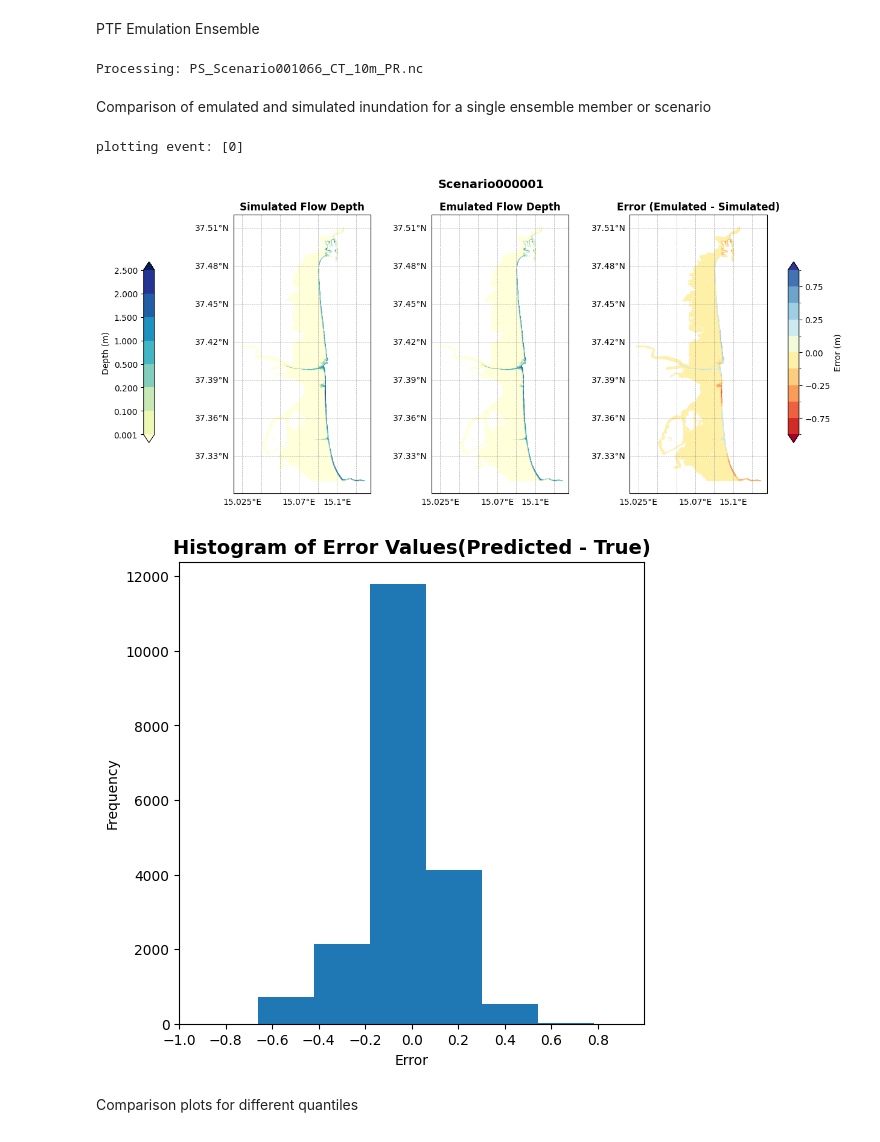
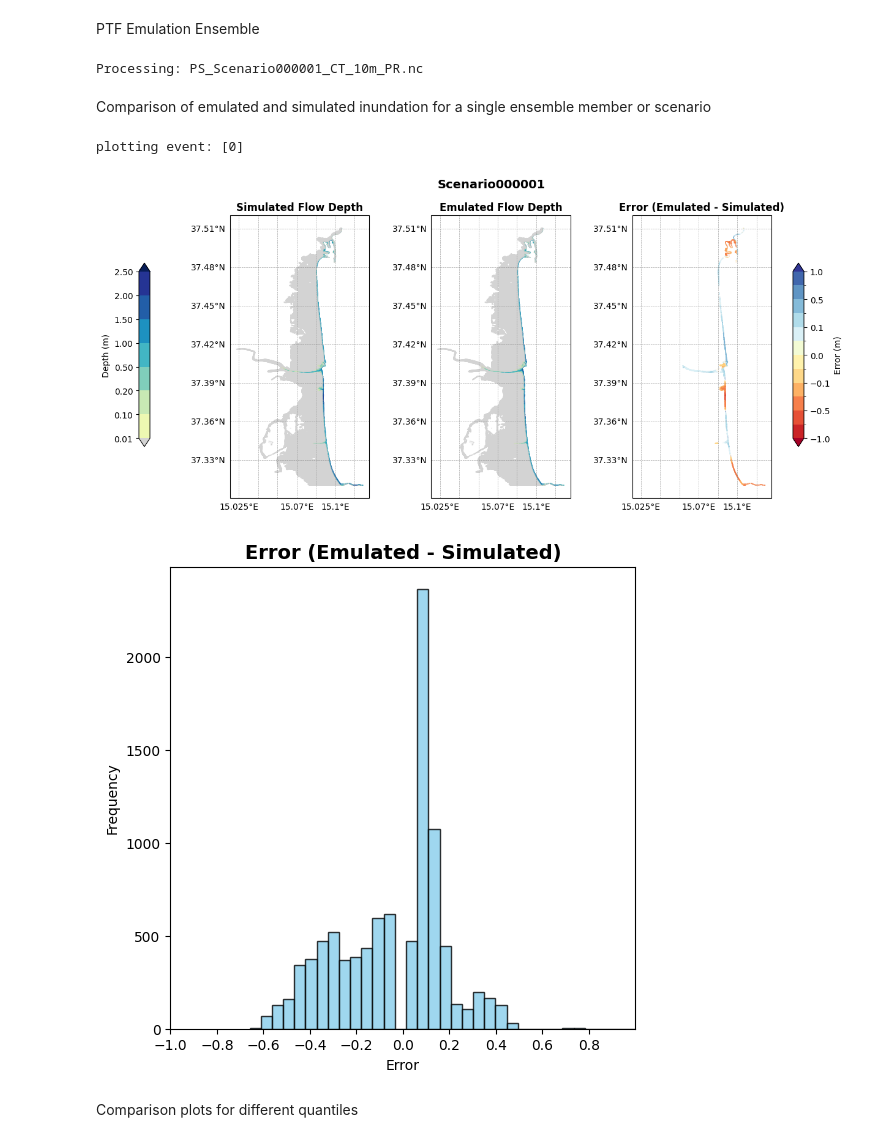
Before and after one commit to dtgeoeu-wp6-tsunamis/inundation-emulator, a Jupyter notebook: notebooks/sd5-2.ipynb, the cells around one changed output. Drawn from its saved outputs; the diff is of its cells as text; code cells hidden in the pictures.

Commit message:
updated results and notebook

```diff
--- a/notebooks/predictions_dtgeo_6pt6.ipynb
+++ b/notebooks/sd5-2.ipynb
@@ -247,8 +257,9 @@ import cartopy.feature as cfeature
 import cartopy.mpl.ticker as cticker
 import pandas as pd
 
+
 # Load the netCDF file
-file_path = "/home/nrr/NGI/P/2022/02/20220296/Calculations/from_Leonardo/20250513/direct_simulation/scenario_62158/grid3-catania_flowdepht.nc"  # Change to your actual file path
+file_path = "./tests/direct_simulation/grid3-catania_flowdepth.nc"  # Change to your actual file path
 dataset = nc.Dataset(file_path)
 
 # Extract variables
@@ -270,7 +281,7 @@ img = ax.pcolormesh(lon, lat, true, cmap=cmap, norm=norm, shading='auto', transf
 
 # Add colorbar
 cbar = plt.colorbar(img, ax=ax, orientation="vertical", shrink=0.8, pad=0.05)
-cbar.set_label("Maximum Flow Depth (meters)")
+cbar.set_label("Depth (m)")
 
 # Add gridlines with labels
 gl = ax.gridlines(draw_labels=True, linestyle="--", linewidth=0.5, color="gray", alpha=0.7)
@@ -284,9 +295,9 @@ ax.set_xlabel("Longitude", fontsize=12)
 ax.set_ylabel("Latitude", fontsize=12)
 
 # Add a title
-plt.title("Maximum Flow Depth", fontsize=12, fontweight="bold")
+# plt.title("Flow Depth For Test Event(Mw 8.05)", fontsize=12, fontweight="bold")
 
 # Show the plot
-plt.savefig("./notebooks/_plots/ReferenceEvent_maximum_flow_depth.png", dpi=300, bbox_inches='tight')
+plt.savefig("./notebooks/_plots/ReferenceEvent_flowdepth.png", dpi=300, bbox_inches='tight')
 plt.show()
 # %% [output]
@@ -441,7 +452,7 @@ depthshat_percentage = np.zeros((len(depths), zhat_all.shape[1]))
 for i, depth in enumerate(depths):
     depthshat_percentage[i] = np.sum(zhat_all > depth, axis=0) / zhat_all.shape[0] * 100
 # %% [output]
-Processing: PS_Scenario001066_CT_10m_PR.nc
+Processing: PS_Scenario000001_CT_10m_PR.nc
 # %%
 #save to csv
 table = pd.DataFrame(list(zip(lon_mask, lat_mask, *zhatQuantiles)))
@@ -454,12 +465,6 @@ table_depths.to_csv('./generated/predictions/emulator_20250516_073408/preds_2025
 # %% [markdown]
 Comparison of emulated and simulated inundation for a single ensemble member or scenario
 # %%
-import matplotlib.pyplot as plt
-import matplotlib.cm as cm
-from matplotlib import colormaps
-import cartopy.crs as ccrs
-import cartopy.mpl.ticker as cticker
-
 i = 0  # Index of the event to plot
 print(f"plotting event: {[i]}", end="", flush=True)
 
@@ -467,14 +472,22 @@ print(f"plotting event: {[i]}", end="", flush=True)
 z_sim = z_all[i]
 z_emul = zhat_all[i]
 error = z_emul - z_sim  # Error map
+#id err is withing 1 % set to nan
+error[np.abs(error) <= 0.05] = np.nan
 
 # Setup figure and subplots
 fig, axs = plt.subplots(1, 3, figsize=(12, 6), subplot_kw={'projection': ccrs.PlateCarree()})
 
-# Common flow depth colormap and normalization
+#plot the lat, lon, and z values as map
 depth_cmap = colormaps['YlGnBu']
-depth_bounds = [0.001, 0.1, 0.2, 0.5, 1, 1.5, 2, 2.5]
-depth_norm = colors.BoundaryNorm(depth_bounds, depth_cmap.N, extend='both')
+bounds = [0.01, 0.1, 0.2, 0.5, 1, 1.5, 2, 2.5]
+depth_cmap.set_under('lightgrey')  # Set color for values below the first bound
+depth_norm = colors.BoundaryNorm(bounds, depth_cmap.N, extend='both')
+
+error_cmap = colormaps['RdYlBu']
+error_bounds = [-1, -0.75, -0.5, -0.25, -0.1, -0.05, 0, 0.05, 0.1, 0.25, 0.5, 0.75, 1]
+error_norm = colors.BoundaryNorm(error_bounds, error_cmap.N, extend='both')
+
 
 # --- Plot 1: Simulated ---
 sc0 = axs[0].scatter(lon_mask, lat_mask, c=z_sim, cmap=depth_cmap, norm=depth_norm, s=0.01, transform=ccrs.PlateCarree())
@@ -493,46 +506,41 @@ gl1.xformatter = cticker.LongitudeFormatter()
 gl1.yformatter = cticker.LatitudeFormatter()
 
 # --- Plot 3: Error ---
-error_cmap = colormaps['RdYlBu']
-error_bounds = [-1, -0.75, -0.5, -0.25, -0.05, 0, 0.05, 0.25, 0.5, 0.75, 1]
-error_norm = colors.BoundaryNorm(error_bounds, error_cmap.N, extend='both')
-
-# Reshape error if needed (depends on shape of lat/lon)
 sc2 = axs[2].scatter(lon_mask, lat_mask, c=error, cmap=error_cmap, norm=error_norm, s=0.01, transform=ccrs.PlateCarree())
 axs[2].set_title("Error (Emulated - Simulated)", fontsize=12, fontweight="bold")
 gl2 = axs[2].gridlines(draw_labels=True, linestyle="--", linewidth=0.5, color="gray", alpha=0.7)
 gl2.top_labels = gl2.right_labels = False
 gl2.xformatter = cticker.LongitudeFormatter()
 gl2.yformatter = cticker.LatitudeFormatter()
 
 # --- Colorbars ---
 # Depth (m) colorbar on the left of first subplot
 cbar_ax1 = fig.add_axes([0.02, 0.25, 0.015, 0.5])
 cbar1 = fig.colorbar(sc1, cax=cbar_ax1)
 cbar1.set_label('Depth (m)')
 cbar1.ax.yaxis.set_label_position('left')
 cbar1.ax.yaxis.set_ticks_position('left')
 
 # Error (m) colorbar on the right of last subplot
 cbar_ax2 = fig.add_axes([0.91, 0.25, 0.015, 0.5])
 cbar2 = fig.colorbar(sc2, cax=cbar_ax2)
 cbar2.set_label('Error (m)')
 plt.suptitle(f"{files[i][3:-13]}", fontsize=14, fontweight="bold")
 plt.show()
 
 #plot for error atleast +-1cm
 fig, ax = plt.subplots(figsize=(6, 6))
 error_filter = error[np.abs(error) >= 0.01]
-plt.hist(error_filter, bins=10)
+plt.hist(error_filter, bins=50,color='skyblue',edgecolor='black',alpha=0.8)
 plt.xlim(-1, 1)
 plt.xticks(np.arange(-1, 1, 0.2))
 plt.xlabel("Error")
 plt.ylabel("Frequency")
-plt.title("Histogram of Error Values(Predicted - True)", fontsize=14, fontweight="bold")
+plt.title("Error (Emulated - Simulated)", fontsize=14, fontweight="bold")
 plt.show()
 # %% [output]
 plotting event: [0]
-[figure, old version]
+[figure, new version]
-[figure, old version]
+[figure, new version]
 # %% [markdown]
 Comparison plots for different quantiles
```
Also changed, not shown: parts of 10 cells of this notebook, 10 other files.
